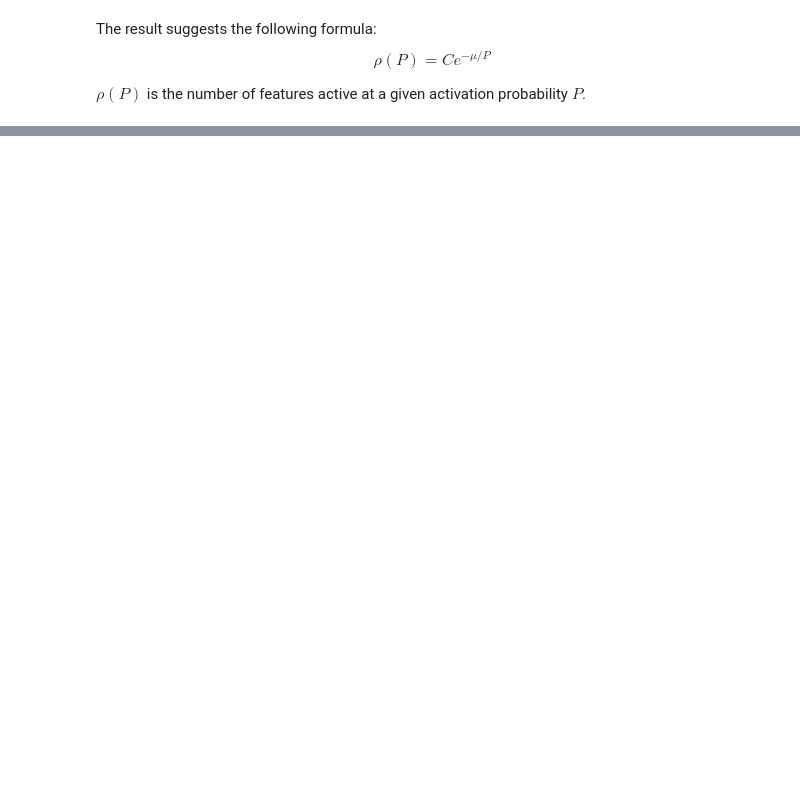
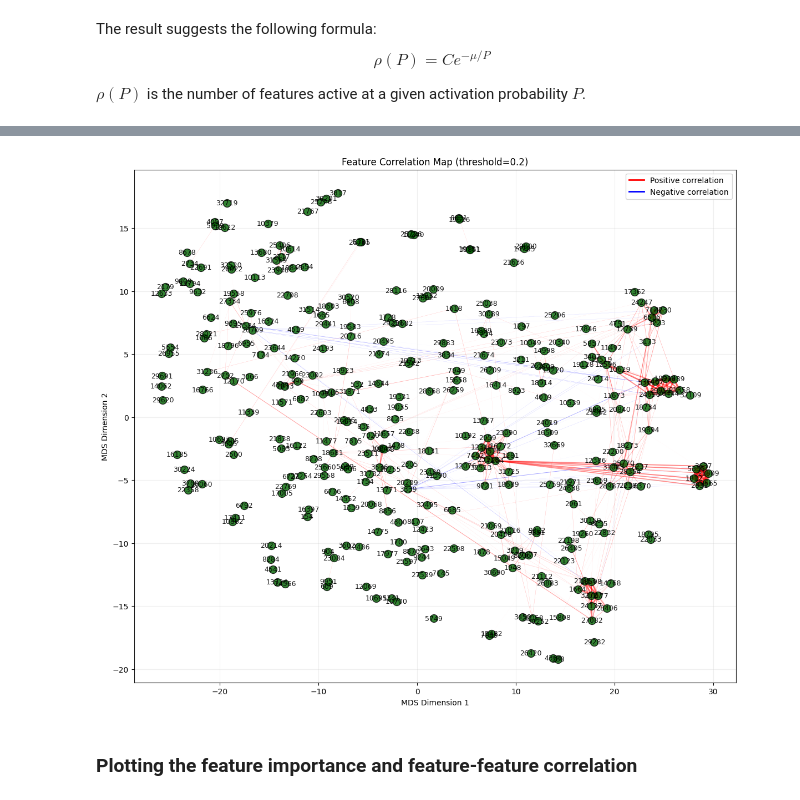
Before and after one commit to XiaoliangQi/sae-analysis, a Jupyter notebook: feature_analysis.ipynb, the cells around one changed output, grey strips where cells are left out. Saved outputs shown, nothing was run; the diff lists cells and outputs as text; code cells hidden in the pictures; blank space fills up the shorter version.

Commit message:
updated note and correlation computation

```diff
--- a/feature_analysis.ipynb
+++ b/feature_analysis.ipynb
@@ -112,0 +129,75 @@ $\rho(P)$ is the number of features active at a given activation probability $P$
+# %%
+import torch
+import numpy as np
+import matplotlib.pyplot as plt
+from sklearn.manifold import MDS
+from sklearn.manifold import TSNE
+
+# Load correlation matrix
+data = torch.load("correlation_matrix.pt")
+cov_matrix = data["covariance_matrix"]
+leading_features = data["leading_features"]
+
+# Convert covariance to correlation
+diag = torch.sqrt(torch.diag(cov_matrix))
+denom = torch.outer(diag, diag)
+corr_matrix = cov_matrix / (denom + 1e-10)
+
+# Compute distance matrix: D = -log(|Corr|)
+abs_corr = torch.abs(corr_matrix)
+epsilon = 1e-6
+abs_corr = torch.clamp(abs_corr, min=epsilon, max=1.0)
+dist_matrix = -torch.log(abs_corr)
+
+dist_from_corr = 1 + 1e-5 - corr_matrix.numpy()
+tsne = TSNE(n_components=2, metric='precomputed', init='random', random_state=42)
+embedding = tsne.fit_transform(dist_from_corr)
+# Plot
+plt.figure(figsize=(14, 12))
+
+# Draw correlation links
+correlation_threshold = 0.2  # Adjust this threshold as needed
+max_linewidth = 3.0
+
+# Get correlation matrix as numpy array
+corr_np = corr_matrix.numpy()
+
+# Draw lines for correlations above threshold
+for i in range(len(leading_features)):
+    for j in range(i+1, len(leading_features)):
+        corr_value = abs(corr_np[i, j])
+        if corr_value > correlation_threshold:
+            # Line thickness proportional to correlation strength
+            linewidth = (corr_value - correlation_threshold) / (1 - correlation_threshold) * max_linewidth
+            # Color: red for positive, blue for negative
+            color = 'red' if corr_np[i, j] > 0 else 'blue'
+            alpha = 0.3 + 0.4 * (corr_value - correlation_threshold) / (1 - correlation_threshold)
+            plt.plot([embedding[i, 0], embedding[j, 0]],
+                    [embedding[i, 1], embedding[j, 1]],
+                    color=color, linewidth=linewidth, alpha=alpha, zorder=1)
+
+# Plot points on top of lines
+plt.scatter(embedding[:, 0], embedding[:, 1], alpha=0.8, c='darkgreen',
+           edgecolors='k', s=100, zorder=2)
+
+# Annotate points
+for i, (x, y) in enumerate(embedding):
+    plt.annotate(str(leading_features[i]), (x, y), fontsize=9, alpha=0.9,
+                ha='center', va='center', zorder=3)
+
+plt.title(f"Feature Correlation Map (threshold={correlation_threshold})")
+plt.xlabel("MDS Dimension 1")
+plt.ylabel("MDS Dimension 2")
+plt.grid(True, alpha=0.2)
+
+# Add legend
+from matplotlib.lines import Line2D
+legend_elements = [Line2D([0], [0], color='red', lw=2, label='Positive correlation'),
+                  Line2D([0], [0], color='blue', lw=2, label='Negative correlation')]
+plt.legend(handles=legend_elements, loc='best')
+
+plt.show()
+# %% [output]
+[figure, added]
+# %% [markdown]
+### Plotting the feature importance and feature-feature correlation
```
Also changed, not shown: parts of 7 cells of this notebook, 3 other files.
